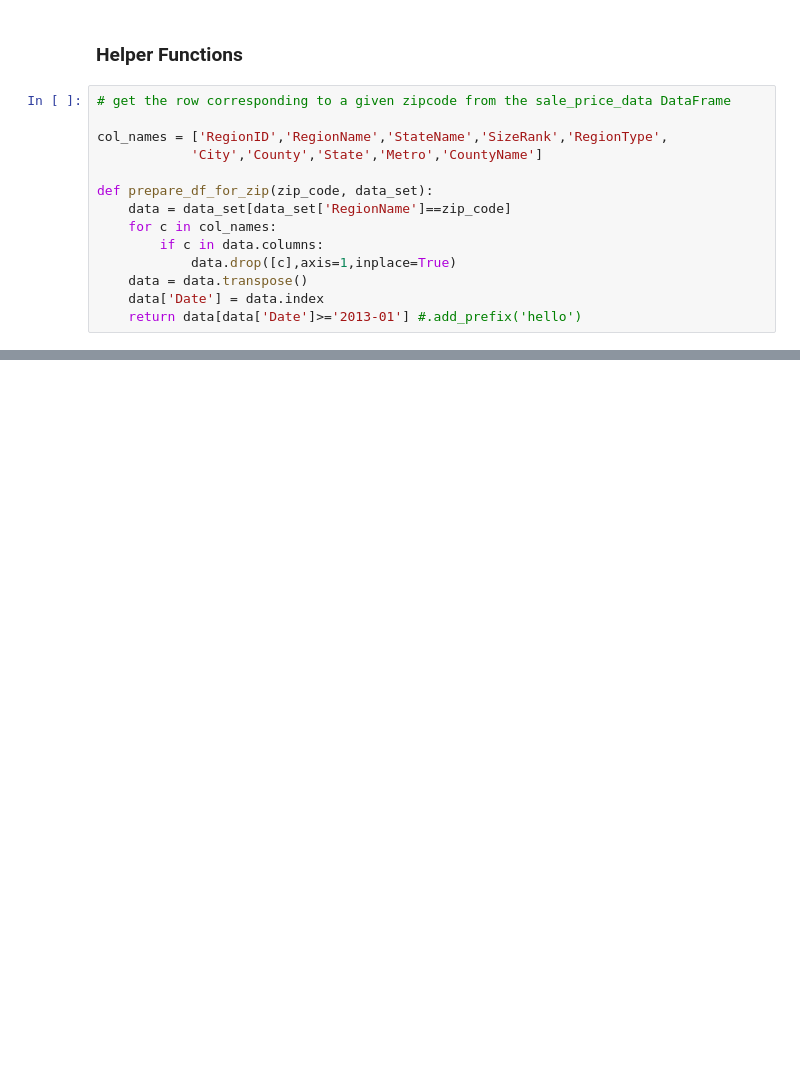
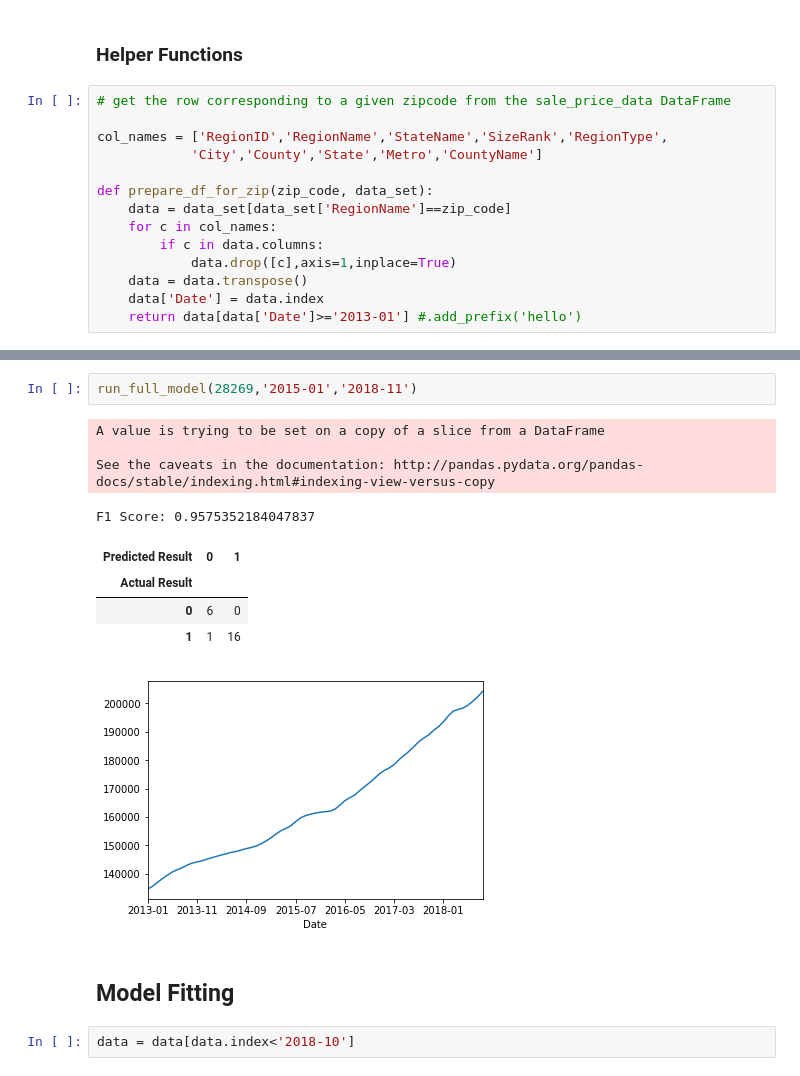
Before and after one commit to jtjones0304/zillow, a Jupyter notebook: Zillow Exploration.ipynb, the cells around one changed output, grey strips where cells are left out. Cells and saved outputs as stored; diff of their text form; blank space fills up the shorter version.

Commit message:
checkpoint - model is performing well

```diff
--- a/Zillow Exploration.ipynb
+++ b/Zillow Exploration.ipynb
@@ -145,0 +205,16 @@ ValueError: columns overlap but no suffix specified: Index(['RegionName', 'SizeR
+# %%
+run_full_model(28269,'2015-01','2018-11')
+# %% [output]
+A value is trying to be set on a copy of a slice from a DataFrame
+
+See the caveats in the documentation: http://pandas.pydata.org/pandas-docs/stable/indexing.html#indexing-view-versus-copy
+F1 Score: 0.9575352184047837
+| Predicted Result | 0 | 1 |
+| Actual Result |  |  |
+| 0 | 6 | 0 |
+| 1 | 1 | 16 |
+[figure, added]
+# %% [markdown]
+## Model Fitting
+# %%
+data = data[data.index<'2018-10']
```
Also changed, not shown: parts of 35 cells of this notebook.
